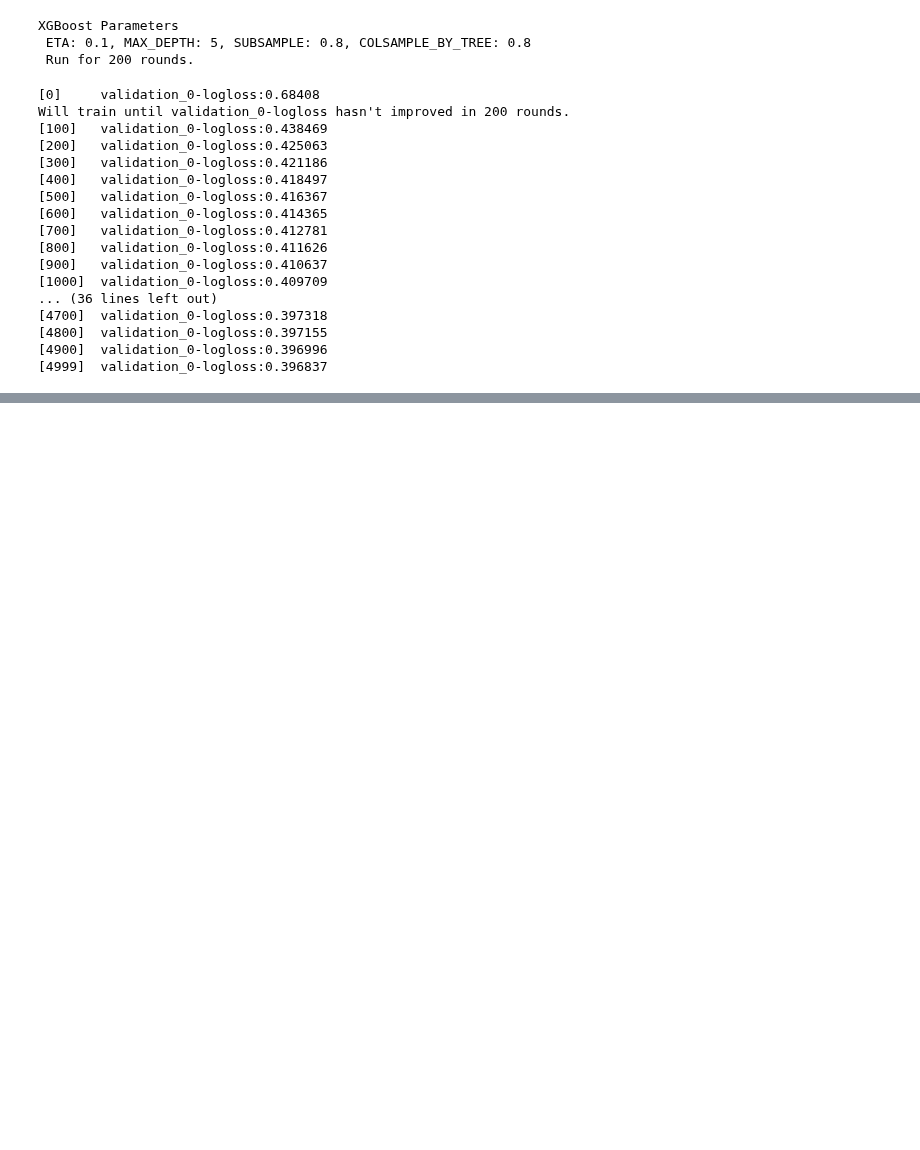
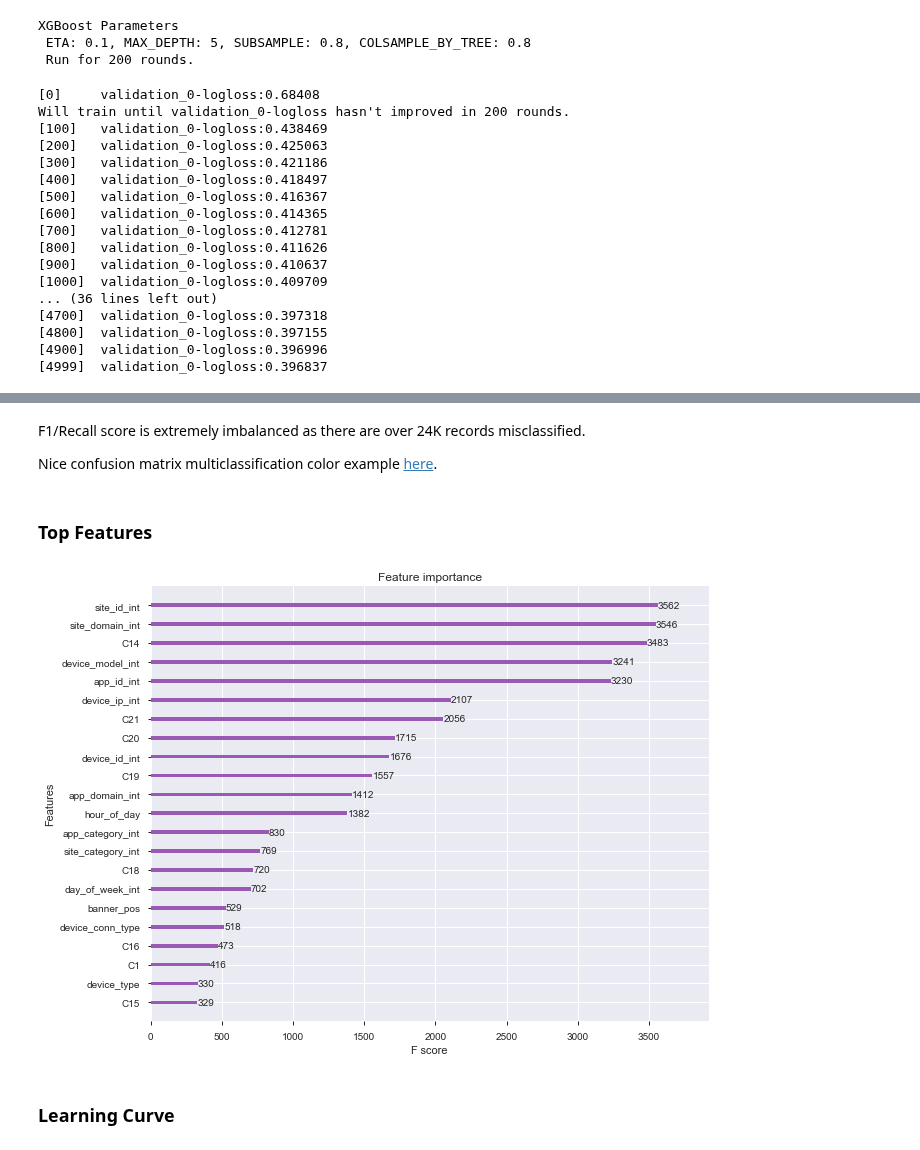
Before and after one commit to davidtnly/MachineLearning, a Jupyter notebook: 37-click-through-rate-prediction.ipynb, the cells around one changed output, grey strips where cells are left out. Drawn from its saved outputs; the diff is of its cells as text; code cells hidden in the pictures; blank space fills up the shorter version.

```diff
--- a/37-click-through-rate-prediction.ipynb
+++ b/37-click-through-rate-prediction.ipynb
@@ -1684,0 +1762,14 @@ Will train until validation_0-logloss hasn't improved in 200 rounds.
+# %% [markdown]
+F1/Recall score is extremely imbalanced as there are over 24K records misclassified.
+
+Nice confusion matrix multiclassification color example [here](https://stackoverflow.com/questions/19233771/sklearn-plot-confusion-matrix-with-labels).
+# %% [markdown]
+### Top Features
+# %%
+fig, ax = plt.subplots(figsize=(10, 8))
+plot_importance(clf, ax=ax)
+plt.show()
+# %% [output]
+[figure, added]
+# %% [markdown]
+### Learning Curve
```
Also changed, not shown: parts of 8 cells of this notebook, 1 other file.
